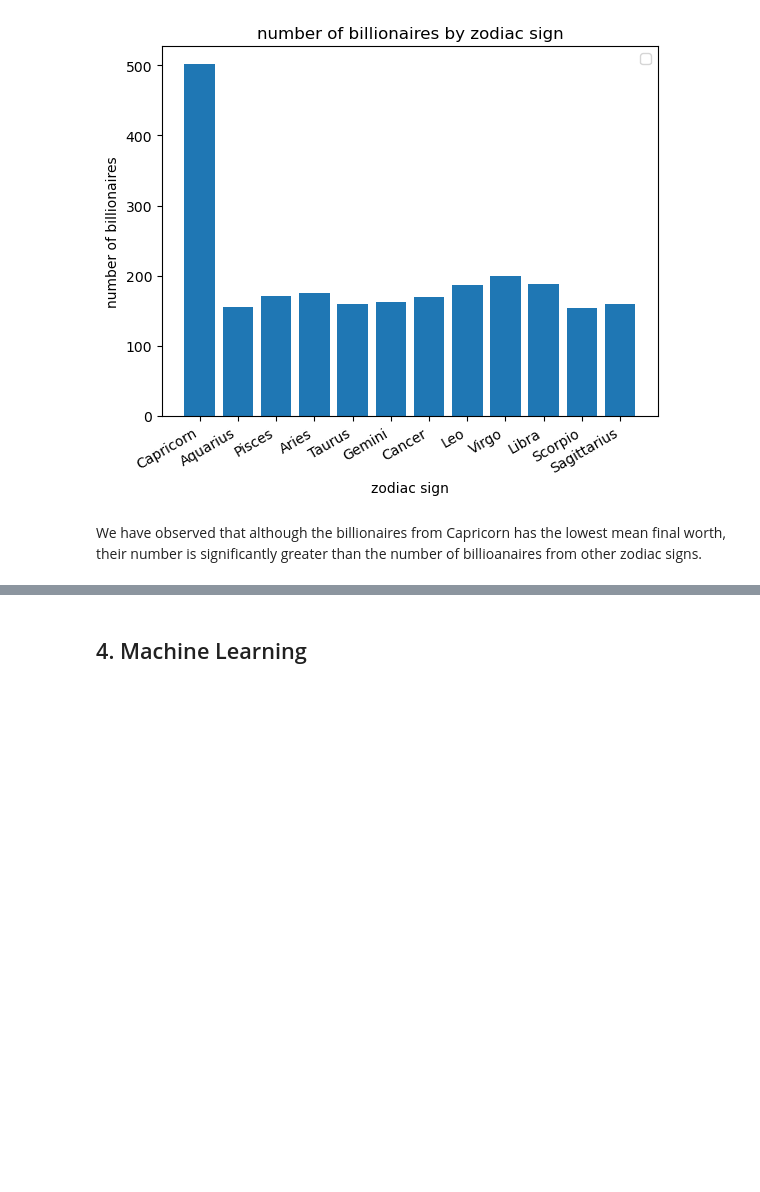
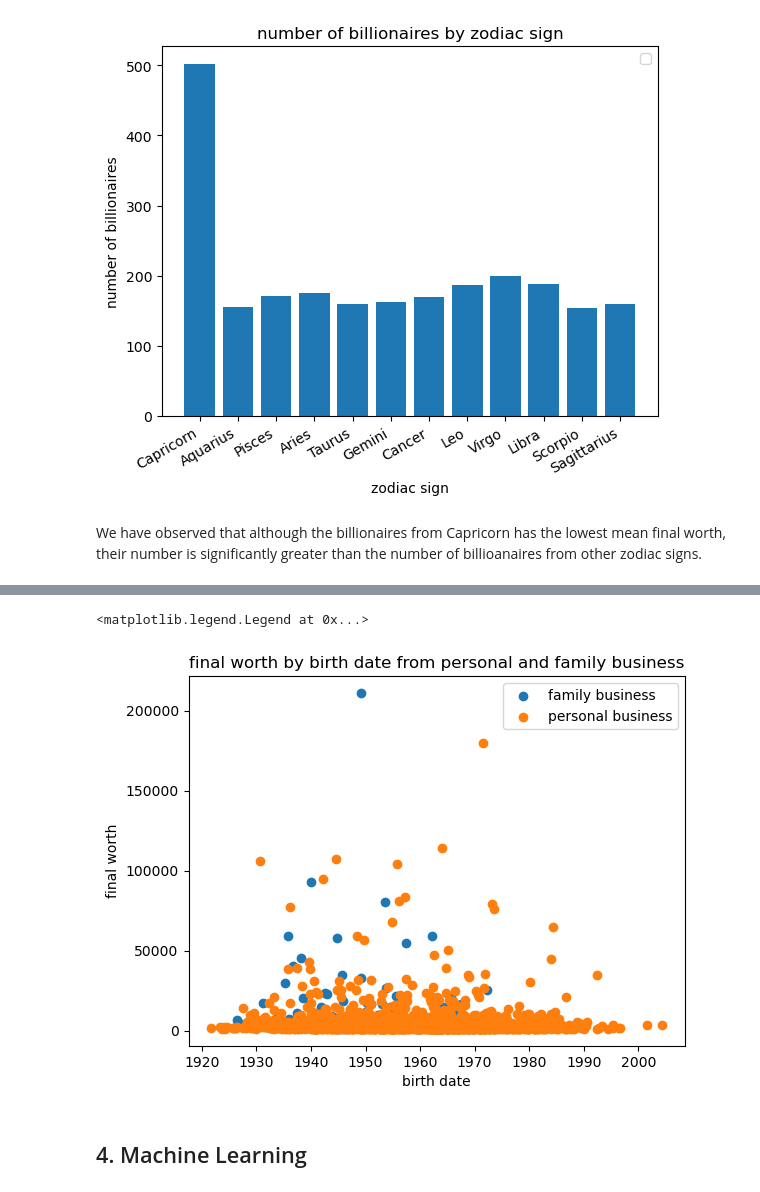
Before and after one commit to Archertakesitez/1007_project_goodgoodstudy, a Jupyter notebook: final project---1007.ipynb, the cells around one changed output, grey strips where cells are left out. Cells and saved outputs as stored; diff of their text form; code cells hidden in the pictures; blank space fills up the shorter version.

Commit message:
family vs personal business analysis

```diff
--- a/final project---1007.ipynb
+++ b/final project---1007.ipynb
@@ -452,0 +473,9 @@ We have observed that although the billionaires from Capricorn has the lowest me
+# %%
+def whether_fam(person_name:str):
+    if "family" in person_name:
+        return "family business"
+    else:
+        return "personal business"
+# %%
+df['businessType'] = df['personName'].transform(lambda x: whether_fam(x))
+df['businessType']
@@ -453,3 +512,19 @@ We have observed that although the billionaires from Capricorn has the lowest me
+# %%
+#now we scatter birth date vs. final worth for each billionaires from personal and family business
+family_birth = df[df['businessType']=='family business']['dateTime']
+family_worth = df[df['businessType']=='family business']['finalWorth']
+personal_birth = df[df['businessType']=='personal business']['dateTime']
+personal_worth = df[df['businessType']=='personal business']['finalWorth']
+f, ax = plt.subplots()
+ax.scatter(personal_birth,personal_worth, label = "personal business")
+ax.scatter(family_birth,family_worth,label = "family business")
+ax.set_xlabel("birth date")
+ax.set_ylabel("final worth")
+ax.set_title("final worth by birth date from personal and family business")
+ax.legend()
+# %% [output]
+<matplotlib.legend.Legend at 0x...>
+[figure, added]
 # %% [markdown]
 ## 4. Machine Learning
 # %% [markdown]
```
Also changed, not shown: parts of 6 cells of this notebook.
